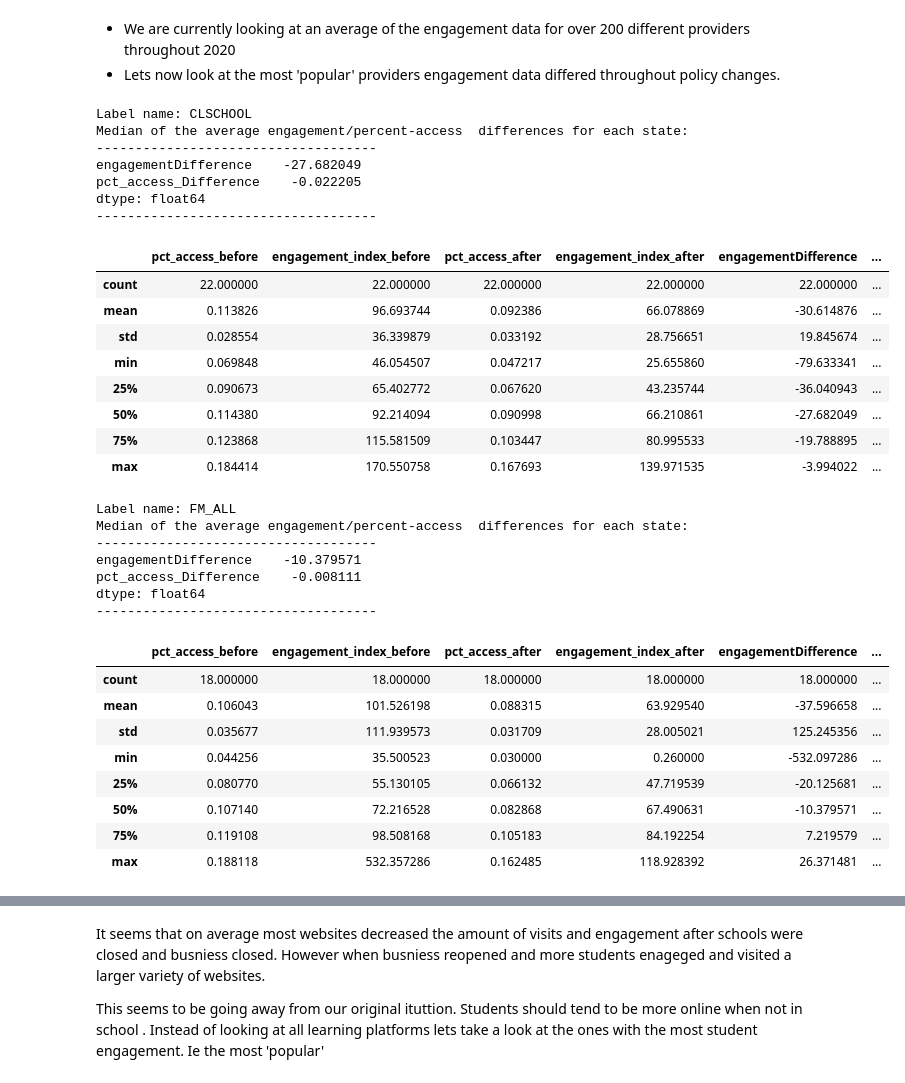
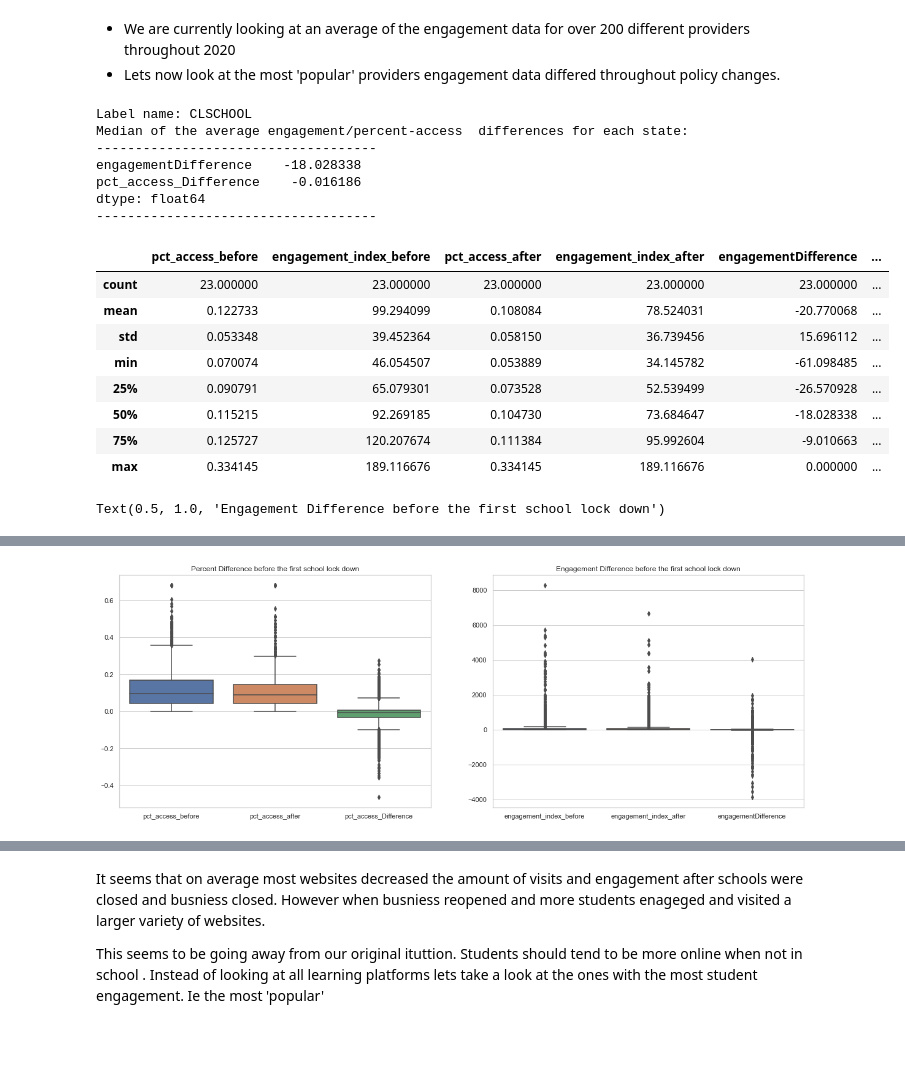
Before and after one commit to AditJainn/Math1130Project, a Jupyter notebook: AditProjectCode.ipynb, the cells around one changed output, grey strips where cells are left out. Drawn from its saved outputs; the diff is of its cells as text; code cells hidden in the pictures; blank space fills up the shorter version.

```diff
--- a/AditProjectCode.ipynb
+++ b/AditProjectCode.ipynb
@@ -291,7 +291,7 @@ finaldf.head()
 | 3 | 2020-01-04 | 51340 | 0.1400 | 30.82 | 7305 | massachusetts | 2020-03-17 | 2020-03-24 | ... |
 | 4 | 2020-01-06 | 51340 | 0.0253 | 79.45 | 7305 | massachusetts | 2020-03-17 | 2020-03-24 | ... |
 # %%
-x = finaldf.sample(frac=0.30, random_state=1)
+x = finaldf.sample(frac=0.3, random_state=1)
 del finaldf
 # %% [markdown]
 Reminder:
@@ -413,3 +418,17 @@ for label in ["CLSCHOOL","FM_ALL"]:
+# %%
+# Dataframe describing the period between when schools reopened in september vs how they were when they first closed in march - june
+beforePolicyChange  = (x.loc[x['CLSCHOOL'] < datetime.date(2020, 6, 20)]).groupby(["State","Provider/Company Name"])[["pct_access","engagement_index"]].mean().reset_index()
+afterPolicyChange  = (x.loc[x['EngagementDateRecorded']  > datetime.date(2020, 9, 10)]).groupby(["State","Provider/Company Name"])[["pct_access","engagement_index"]].mean().reset_index()
+
+tempdf = pd.merge(beforePolicyChange,afterPolicyChange, on =['State','Provider/Company Name'])
+
+tempdf.rename(columns = {'pct_access_x':'pct_access_before','engagement_index_x':'engagement_index_before',
+                                'pct_access_y':'pct_access_after','engagement_index_y':'engagement_index_after'}, inplace = True)
+tempdf = tempdf.dropna(axis=0)
+tempdf["engagementDifference"] = tempdf["engagement_index_after"] -  tempdf["engagement_index_before"]
+tempdf["pct_access_Difference"] = tempdf["pct_access_after"] - tempdf["pct_access_before"]
+tempdf.name = "SchoolsReopened"
+effectsofPolicyChange.append(tempdf)
 # %%
 # This one is slightly different because you want the interval between when busniessed closed and reopened
 beforePolicyChange = (x.loc[x['EngagementDateRecorded'] < x["CLBSNS"]]).groupby(["State","Provider/Company Name"])[["pct_access","engagement_index"]].mean().reset_index() # Key difference here
@@ -476,42 +460,32 @@ effectsofPolicyChange.append(tempdf)
 # %%
-# newlist = list
-for df in effectsofPolicyChange:
-    print("Label name: " + df.name)
-    print("Median of the average engagement/percent-access  differences for each state:")
-    print("------------------------------------")
-    print(df.groupby("State")[["engagementDifference","pct_access_Difference"]].mean().median())
-    print("------------------------------------")
-    display(df.groupby("State").mean().reset_index().describe())
+df = effectsofPolicyChange[0]
+print("Label name: " + df.name)
+print("Median of the average engagement/percent-access  differences for each state:")
+print("------------------------------------")
+print(df.groupby("State")[["engagementDifference","pct_access_Difference"]].mean().median())
+print("------------------------------------")
+display(df.groupby("State").mean().reset_index().describe())
+fig, ax = plt.subplots(nrows=1, ncols=2, figsize=(20, 7))
+sns.boxplot(data=df[["pct_access_before","pct_access_after","pct_access_Difference"]],ax=ax[0])
+ax[0].set_title('Percent Difference before the first school lock down')
+
+sns.boxplot(data=df[["engagement_index_before","engagement_index_after","engagementDifference"]],ax=ax[1])
+ax[1].set_title('Engagement Difference before the first school lock down')
 # %% [output]
 Label name: CLSCHOOL
 Median of the average engagement/percent-access  differences for each state:
 ------------------------------------
-engagementDifference    -27.682049
-pct_access_Difference    -0.022205
+engagementDifference    -18.028338
+pct_access_Difference    -0.016186
 dtype: float64
 ------------------------------------
 |  | pct_access_before | engagement_index_before | pct_access_after | engagement_index_after | engagementDifference | ... |
-| count | 22.000000 | 22.000000 | 22.000000 | 22.000000 | 22.000000 | ... |
-| mean | 0.113826 | 96.693744 | 0.092386 | 66.078869 | -30.614876 | ... |
-| std | 0.028554 | 36.339879 | 0.033192 | 28.756651 | 19.845674 | ... |
-| min | 0.069848 | 46.054507 | 0.047217 | 25.655860 | -79.633341 | ... |
-| 25% | 0.090673 | 65.402772 | 0.067620 | 43.235744 | -36.040943 | ... |
-| 50% | 0.114380 | 92.214094 | 0.090998 | 66.210861 | -27.682049 | ... |
-| 75% | 0.123868 | 115.581509 | 0.103447 | 80.995533 | -19.788895 | ... |
-| max | 0.184414 | 170.550758 | 0.167693 | 139.971535 | -3.994022 | ... |
+| count | 23.000000 | 23.000000 | 23.000000 | 23.000000 | 23.000000 | ... |
+| mean | 0.122733 | 99.294099 | 0.108084 | 78.524031 | -20.770068 | ... |
+| std | 0.053348 | 39.452364 | 0.058150 | 36.739456 | 15.696112 | ... |
+| min | 0.070074 | 46.054507 | 0.053889 | 34.145782 | -61.098485 | ... |
+| 25% | 0.090791 | 65.079301 | 0.073528 | 52.539499 | -26.570928 | ... |
+| 50% | 0.115215 | 92.269185 | 0.104730 | 73.684647 | -18.028338 | ... |
+| 75% | 0.125727 | 120.207674 | 0.111384 | 95.992604 | -9.010663 | ... |
+| max | 0.334145 | 189.116676 | 0.334145 | 189.116676 | 0.000000 | ... |
-Label name: FM_ALL
-Median of the average engagement/percent-access  differences for each state:
-------------------------------------
-engagementDifference    -10.379571
-pct_access_Difference    -0.008111
-dtype: float64
-------------------------------------
+Text(0.5, 1.0, 'Engagement Difference before the first school lock down')
-|  | pct_access_before | engagement_index_before | pct_access_after | engagement_index_after | engagementDifference | ... |
-| count | 18.000000 | 18.000000 | 18.000000 | 18.000000 | 18.000000 | ... |
-| mean | 0.106043 | 101.526198 | 0.088315 | 63.929540 | -37.596658 | ... |
-| std | 0.035677 | 111.939573 | 0.031709 | 28.005021 | 125.245356 | ... |
-| min | 0.044256 | 35.500523 | 0.030000 | 0.260000 | -532.097286 | ... |
-| 25% | 0.080770 | 55.130105 | 0.066132 | 47.719539 | -20.125681 | ... |
-| 50% | 0.107140 | 72.216528 | 0.082868 | 67.490631 | -10.379571 | ... |
-| 75% | 0.119108 | 98.508168 | 0.105183 | 84.192254 | 7.219579 | ... |
-| max | 0.188118 | 532.357286 | 0.162485 | 118.928392 | 26.371481 | ... |
@@ -549,0 +492 @@ dtype: float64
+[figure, added]
```
Also changed, not shown: parts of 28 cells of this notebook, 1 other file.
